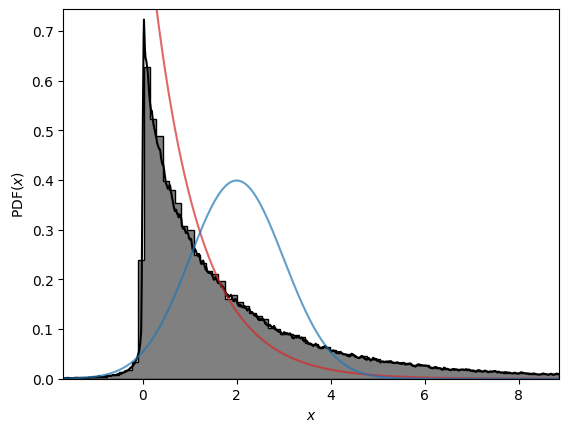
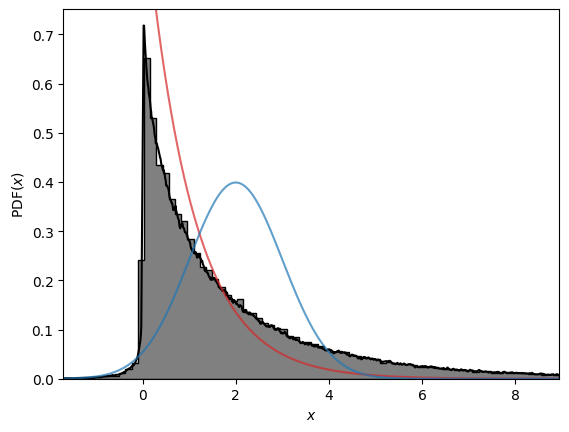
Code edit (unified diff) that turned the first committed figure into the second:
--- before
+++ after
@@ -1,4 +1,4 @@
-distr = y.sample(sample_size)
-mask = np.less(xlims[0], distr) & np.less(distr, xlims[1])
+sample = y.sample(sample_size)
+mask = np.less(xlims[0], sample) & np.less(sample, xlims[1])
 plt.figure(5)
 plt.clf()
@@ -6,5 +6,5 @@
 plt.plot(x_, x1.pdf(x_), color='tab:red', alpha=0.7)
 plt.plot(x_, x2.pdf(x_), color='tab:blue', alpha=0.7)
-plt.hist(distr[mask], bins=num_bins, density=True,
+plt.hist(sample[mask], bins=num_bins, density=True,
          color='gray', edgecolor='black', histtype='stepfilled')
 plt.xlim(xlims)

Commit: Add files via upload